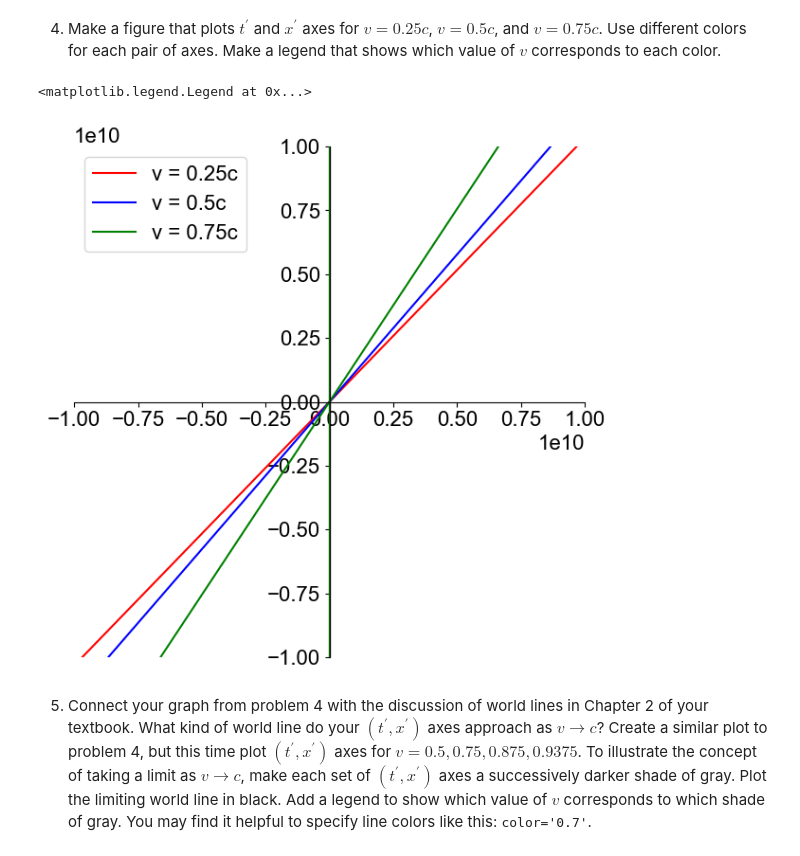
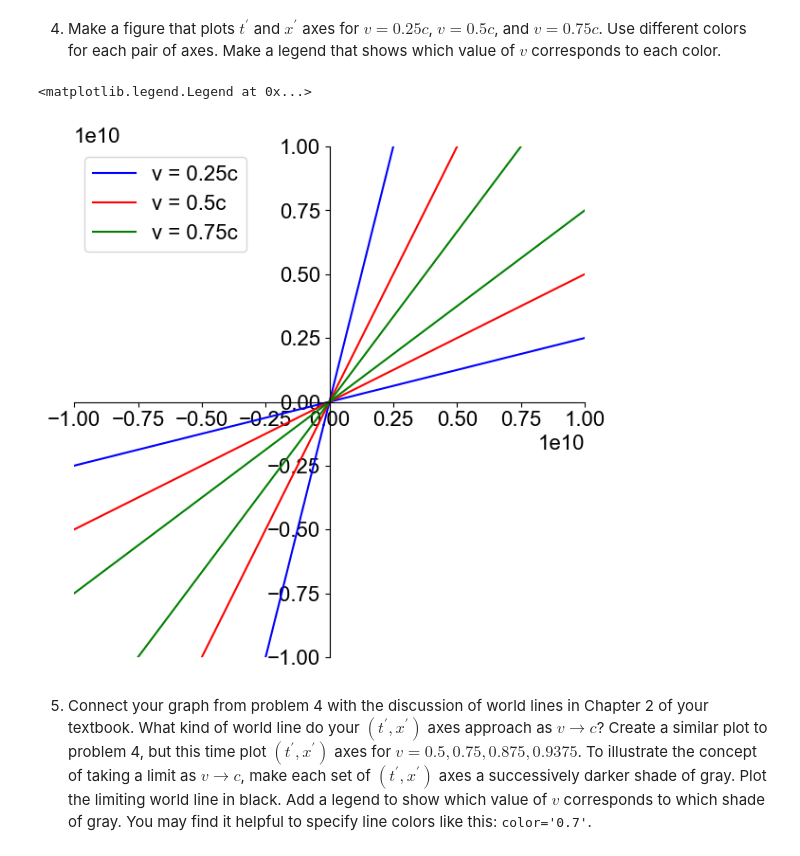
Before and after one commit to mkaehler-ud/PHYS309, a Jupyter notebook: assignment2.ipynb, the cells around one changed output. Saved outputs shown, nothing was run; the diff lists cells and outputs as text; code cells hidden in the pictures.

```diff
--- a/assignment2.ipynb
+++ b/assignment2.ipynb
@@ -28,11 +29,14 @@ def t_prime(v,t,x):
     <li>Use the fact that $t^{\prime} = 0$ on the $x^{\prime}$ axis to define a line $x(t)$ that traces the $x^{\prime}$ axis in frame $K$. Write a second function that computes points on this line.</li>
 </ol>
 # %%
-# Function takes inputs for velocity c, time t, and distance x. Outputs points that follows x' axis.
-def x_prime(v,t,x):
+# Function takes inputs for velocity v, and time t. Outputs points on x(t) that follows the x' axis.
+def x_prime_trace(v,t):
+
     c = 3.0e8
-    x_prime = (x-(v*t))/math.sqrt(1-(v**2/c**2))
-    return x_prime
+
+    # Start with lorentz transform of t'=gamma(t-vx/c^2), plug in t' = 0 and solve for x.
+    x_prime_trace = (t*(c**2))/(v)
+    return x_prime_trace
 # %% [markdown]
 <ol start=3>
     <li>The code below creates a figure with centered $(ct,x)$ axes that have range $(-10^{10}, 10^{10})$. We are using $ct$ instead of just $t$ on our horizontal axis so that both axes have the same units. Use your functions from problems 1 and 2 to overplot the $t^{\prime}$ and $x^{\prime}$ axes <strong>as a function of $ct$</strong> for $v = 0.2c$. Make your $t^{\prime}$ and $x^{\prime}$ axes red, and label them in red.</li>
@@ -96,56 +103,57 @@ l2 = np.array((0,0))
 # %%
 # Set up an array of independent variables t that spans -100 to 100 seconds
 t = np.linspace(0, 200, num=201, endpoint=True) - 100
-x = np.linspace(int(-10e10), int(10e10), num=201, endpoint=True)
-t_axis = np.linspace(int(-10e10), int(10e10), num=201, endpoint=True)
 
 # Make a figure
 fig, ax = plt.subplots(figsize=(7,7))
 
-# YOUR CODE HERE: Use ax.plot() to plot the t' and x' axes below
+#Same thing I did in problem 3, only this time we call the functions multiple times for three different v values.
+
 c = 3.0e8
+
 v1 = 0.25*c
 v2 = 0.5*c
 v3 = 0.75*c
 
-X1 = x_prime(v1,t_axis,x)
-T1 = t_prime(v1,t_axis,x)
-X2 = x_prime(v2,t_axis,x)
-T2 = t_prime(v2,t_axis,x)
-X3 = x_prime(v3,t_axis,x)
-T3 = t_prime(v3,t_axis,x)
+# Function callouts for each axes.
+X1 = x_prime_trace(v1,t)
+T1 = t_prime_trace(v1,t)
+X2 = x_prime_trace(v2,t)
+T2 = t_prime_trace(v2,t)
+X3 = x_prime_trace(v3,t)
+T3 = t_prime_trace(v3,t)
 
-#fig, ax = plt.subplots()
-x_plot_1 = ax.plot(t_axis,X1,color="red",label='v = 0.25c')
-t_plot_1 = ax.plot(t_axis,T1,color="red")
-x_plot_2 = ax.plot(t_axis,X2,color="blue",label='v = 0.5c')
-t_plot_2 = ax.plot(t_axis,T2,color="blue")
-x_plot_3 = ax.plot(t_axis,X3,color="green",label='v = 0.75c')
-t_plot_3 = ax.plot(t_axis,T3,color="green")
-
-#ax.plot(t_prime())
+# Plot axes in blue, red, and green.
+x_plot_1 = ax.plot(t*c,X1,color="blue",label='v = 0.25c')
+t_plot_1 = ax.plot(t*c,T1,color="blue")
+x_plot_2 = ax.plot(t*c,X2,color="red",label='v = 0.5c')
+t_plot_2 = ax.plot(t*c,T2,color="red")
+x_plot_3 = ax.plot(t*c,X3,color="green",label='v = 0.75c')
+t_plot_3 = ax.plot(t*c,T3,color="green")
 
 # Move the left and bottom "spines" (borders of the plot) to the center
 # This makes a math textbook-like set of (x,t) axes instead of a box around the plot
 ax.spines['left'].set_position(('data', 0))
 ax.spines['bottom'].set_position(('data', 0))
 
 # Take out the top and right spines
 ax.spines['right'].set_visible(False)
 ax.spines['top'].set_visible(False)
 
 # Make the two axes have the same scale
 ax.set_aspect('equal')
 
 # Set the axes ranges
 ax.set_xlim([-1e10, 1e10])
 ax.set_ylim([-1e10, 1e10])
 
 # YOUR CODE HERE:
 ax.legend()
+
+# I didn't add axes labels as I thought they might be hard to read on this graph.
 # %% [output]
 <matplotlib.legend.Legend at 0x...>
-[figure, old version]
+[figure, new version]
 # %% [markdown]
 <ol start=5>
     <li>Connect your graph from problem 4 with the discussion of world lines in Chapter 2 of your textbook. What kind of world line do your $(t^{\prime}, x^{\prime})$ axes approach as $v \rightarrow c$? Create a similar plot to problem 4, but this time plot $(t^{\prime}, x^{\prime})$ axes for $v = 0.5, 0.75, 0.875, 0.9375$. To illustrate the concept of taking a limit as $v \rightarrow c$, make each set of $(t^{\prime}, x^{\prime})$ axes a successively darker shade of gray. Plot the limiting world line in black. Add a legend to show which value of $v$ corresponds to which shade of gray. You may find it helpful to specify line colors like this: <tt>color='0.7'</tt>.</li>
```
Also changed, not shown: parts of 3 cells of this notebook.
